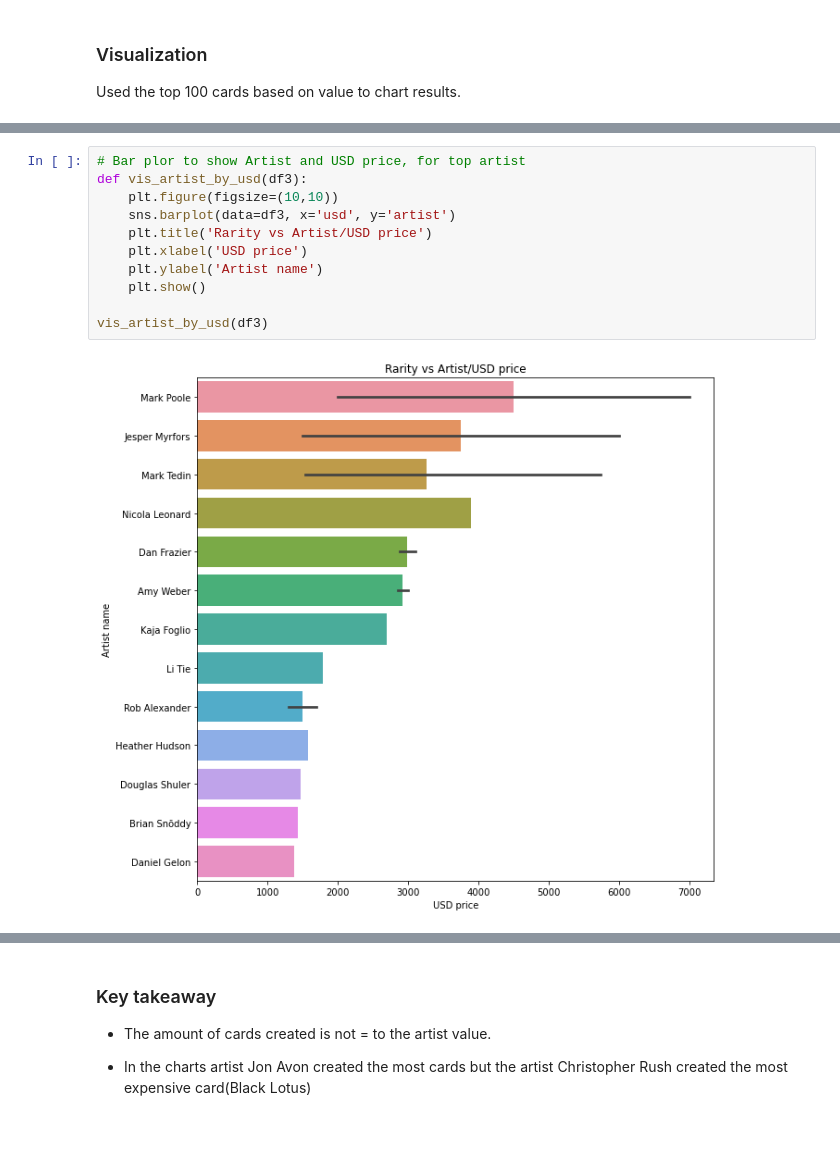
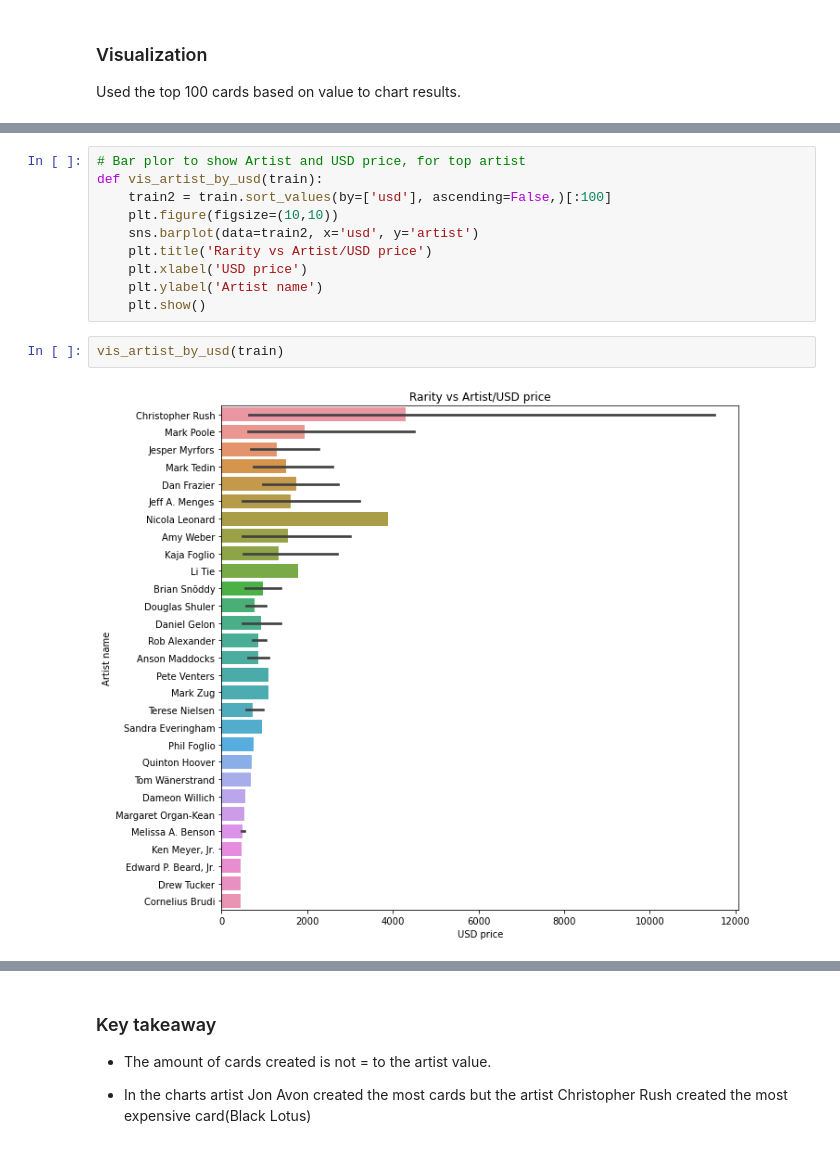
Before and after one commit to Jemison-DavidJasonStephenVasiliy/MTG-Project, a Jupyter notebook: David/explore_data.ipynb, the cells around one changed output, grey strips where cells are left out. Cells and saved outputs as stored; diff of their text form.

```diff
--- a/David/explore_data.ipynb
+++ b/David/explore_data.ipynb
@@ -171,15 +170,16 @@ df3['artist'].value_counts().plot(kind='barh')
 # %%
 # Bar plor to show Artist and USD price, for top artist
-def vis_artist_by_usd(df3):
+def vis_artist_by_usd(train):
+    train2 = train.sort_values(by=['usd'], ascending=False,)[:100]
     plt.figure(figsize=(10,10))
-    sns.barplot(data=df3, x='usd', y='artist')
+    sns.barplot(data=train2, x='usd', y='artist')
     plt.title('Rarity vs Artist/USD price')
     plt.xlabel('USD price')
     plt.ylabel('Artist name')
     plt.show()
-
-vis_artist_by_usd(df3)
-# %% [output]
-[figure, removed]
+# %%
+vis_artist_by_usd(train)
+# %% [output]
+[figure, added]
 # %%
 # Median price for all cards based on Rarity and USD price
```
Also changed, not shown: parts of 28 cells of this notebook, 1 other file.
